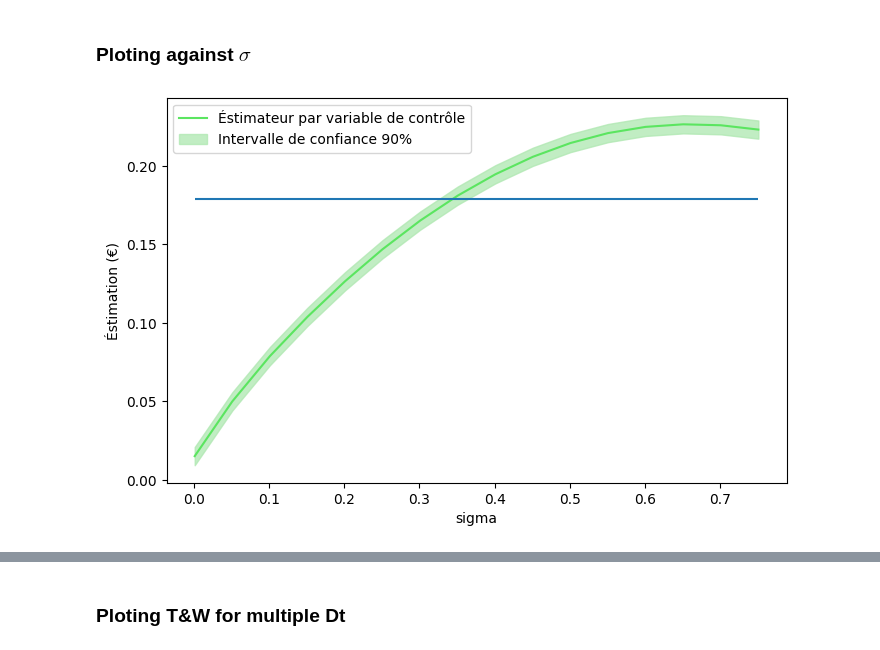
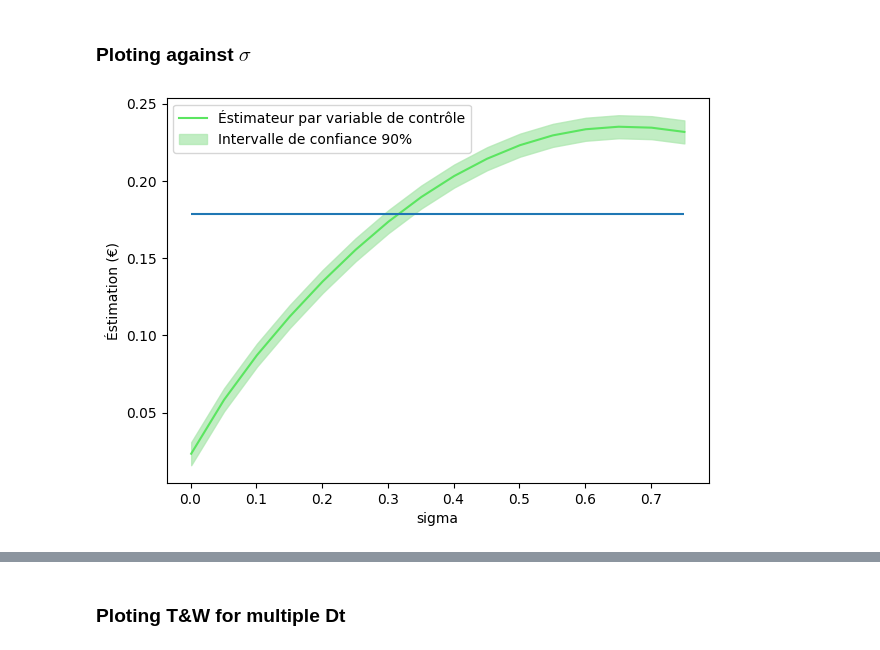
Before and after one commit to Sh3xe/asian-option-pricing, a Jupyter notebook: pricing.ipynb, the cells around one changed output, grey strips where cells are left out. Cells and saved outputs as stored; diff of their text form; code cells hidden in the pictures.

```diff
--- a/pricing.ipynb
+++ b/pricing.ipynb
@@ -107,6 +111,7 @@ def call_asian_bs_mc(r, sig, T, S0, K, num_paths, num_subdivs):
     return payoffs_asian.mean(), var
 # %%
 def ctrl_coeffs(r, sig, n):
+    """ Coefficients used by the control variable """
     sig_e = (sig/n)*np.sqrt( ((n+1)*(2*n+1)) / 6 )
     r_e = 0.5*sig_e**2 + (r-0.5*sig**2)*(n+1)/(2*n)
 
@@ -166,7 +165,7 @@ def var_evolution(arr):
 	return output_arr
 # %%
 # Calculation of the paths
-price_paths = price_paths_bs(r, sig, T, S0, num_paths, num_subdivs)
+price_paths = price_paths_bs(r, sig, T, S0, num_subdivs, num_paths)
 
 # Control variable monte-carlo
 r_e, sig_e = ctrl_coeffs(r, sig, num_subdivs)
@@ -215,6 +214,7 @@ plt.show()
 ### Ploting against K
 # %%
 def approx_calc_K(K, price_paths):
+    """ Utility function that calculate a M-C simulation with given price paths """
     # Control variable monte-carlo
     r_e, sig_e = ctrl_coeffs(r, sig, num_subdivs)
     control_mean = call_eur_bs(r_e, sig_e, T, S0, K)
@@ -229,7 +229,7 @@ def approx_calc_K(K, price_paths):
 num_paths = 3000 # To be calculated with a real criterion
 critical_value = 1.645
 
-price_paths = price_paths_bs(r, sig, T, S0, num_paths, num_subdivs)
+price_paths = price_paths_bs(r, sig, T, S0, num_subdivs, num_paths)
 K_range = np.arange(0.1, 2.0, 0.1)
 approx_vec = np.zeros(K_range.shape)
 std_vec = np.zeros(K_range.shape)
@@ -248,6 +248,6 @@ plt.hlines(tnw_approx, xmin=K_range.min(), xmax=K_range.max())
 plt.xlabel("K")
 plt.ylabel("Éstimation (€)")
 plt.legend()
-plt.savefig("figures/value_vs_K.png", dpi=600)
+plt.savefig("figures/value_vs_K.png", dpi=IMG_DPI)
 plt.show()
 # %% [output]
@@ -280,30 +280,30 @@ def approx_calc_sig(sig, price_paths):
 # %%
 chosen_num_paths = 100 # To be calculated with a real criterion
 critical_value = 1.645
 
-price_paths = price_paths_bs(r, sig, T, S0, chosen_num_paths, num_subdivs)
+price_paths = price_paths_bs(r, sig, T, S0, num_subdivs, chosen_num_paths)
 sig_range = np.arange(0.001, 0.8, 0.05)
 approx_vec = np.zeros(sig_range.shape)
 std_vec = np.zeros(sig_range.shape)
 for i in range(len(sig_range)):
 	approx, std_dev = approx_calc_sig(sig_range[i], price_paths)
 	approx_vec[i] = approx
 	std_vec[i] = std_dev
 
 tnw_approx = call_asian_bs_tnw_dis(r, sig, T, S0, K, num_subdivs)
 lower = approx_vec - critical_value * std_vec
 upper = approx_vec + critical_value * std_vec
 plt.plot(sig_range, approx_vec, c=GREEN, label="Éstimateur par variable de contrôle")
 plt.fill_between(sig_range, lower, upper, color=FILL_GREEN, label="Intervalle de confiance 90%")
 
 plt.hlines(tnw_approx, xmin=sig_range.min(), xmax=sig_range.max())
 plt.xlabel("sigma")
 plt.ylabel("Éstimation (€)")
 plt.legend()
-plt.savefig("figures/value_vs_sig.png", dpi=600)
+plt.savefig("figures/value_vs_sig.png", dpi=IMG_DPI)
 plt.show()
 # %% [output]
-[figure, old version]
+[figure, new version]
 # %%
 plt.plot(sig_range, approx_vec-tnw_approx, c=GREEN)
 plt.fill_between(sig_range, lower-tnw_approx, upper-tnw_approx, color=FILL_GREEN, label="Intervalle de confiance 90%")
```
Also changed, not shown: parts of 18 cells of this notebook, 2 other files.
